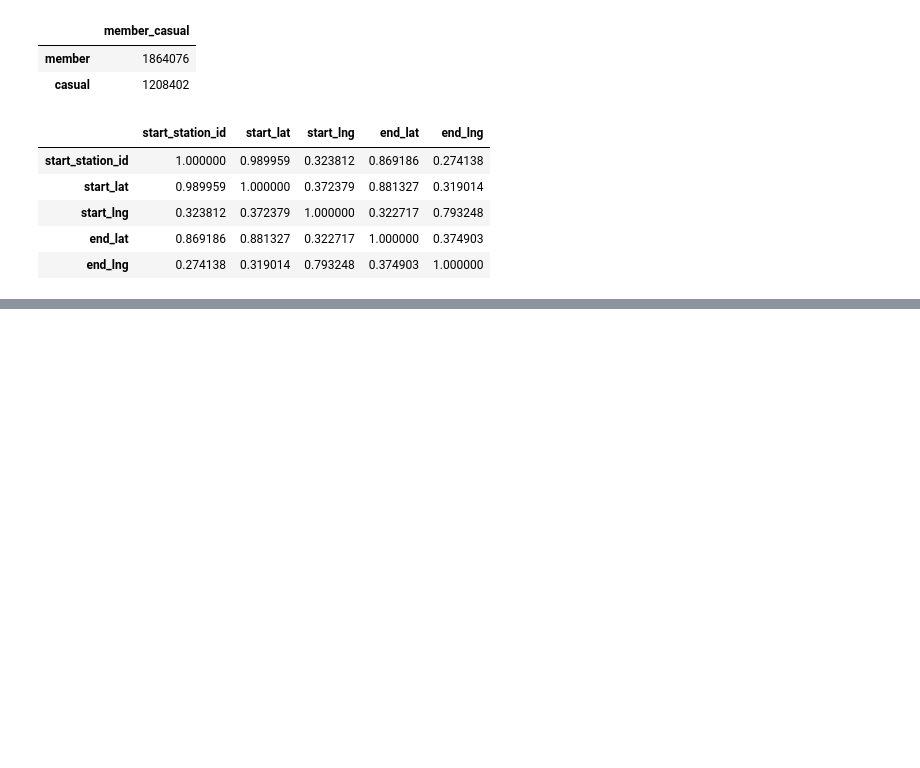
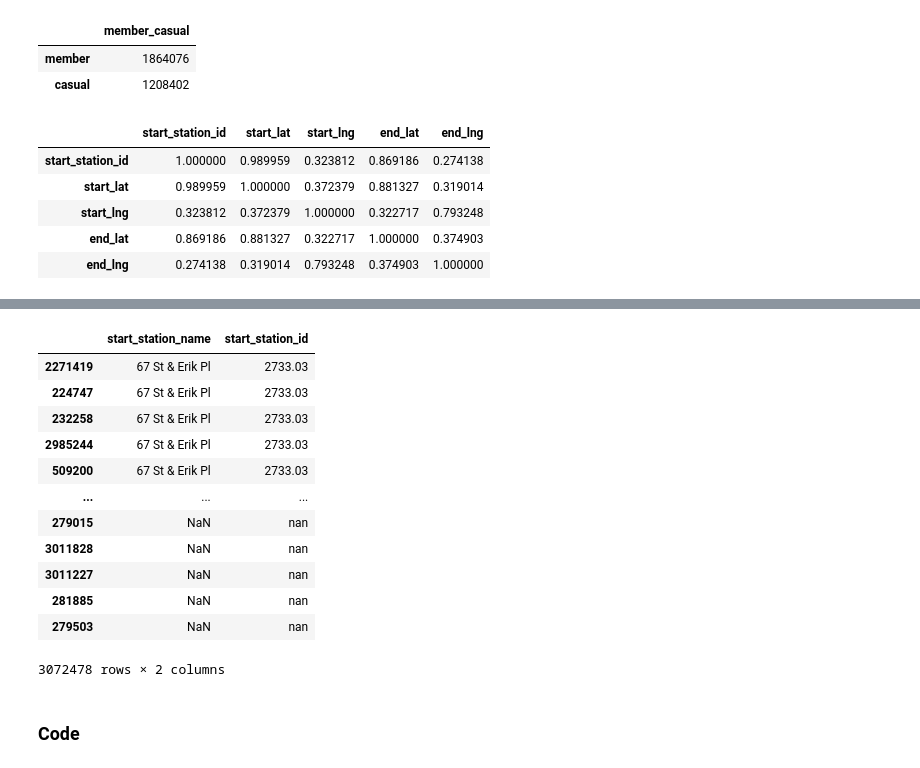
Before and after one commit to anneruhnke/bikesharing, a Jupyter notebook: bikesharing.ipynb, the cells around one changed output, grey strips where cells are left out. Drawn from its saved outputs; the diff is of its cells as text; code cells hidden in the pictures; blank space fills up the shorter version.

```diff
--- a/bikesharing.ipynb
+++ b/bikesharing.ipynb
@@ -220,0 +205,20 @@ data_clean = data.copy()
+# %%
+df_start_station = data_clean.iloc[:,4:6]
+# %%
+df_start_station.sort_values(by='start_station_id')
+# %% [output]
+|  | start_station_name | start_station_id |
+| 2271419 | 67 St & Erik Pl | 2733.03 |
+| 224747 | 67 St & Erik Pl | 2733.03 |
+| 232258 | 67 St & Erik Pl | 2733.03 |
+| 2985244 | 67 St & Erik Pl | 2733.03 |
+| 509200 | 67 St & Erik Pl | 2733.03 |
+| ... | ... | ... |
+| 279015 | NaN | nan |
+| 3011828 | NaN | nan |
+| 3011227 | NaN | nan |
+| 281885 | NaN | nan |
+| 279503 | NaN | nan |
+3072478 rows × 2 columns
+# %% [markdown]
+### Code
```
Also changed, not shown: parts of 30 cells of this notebook.
